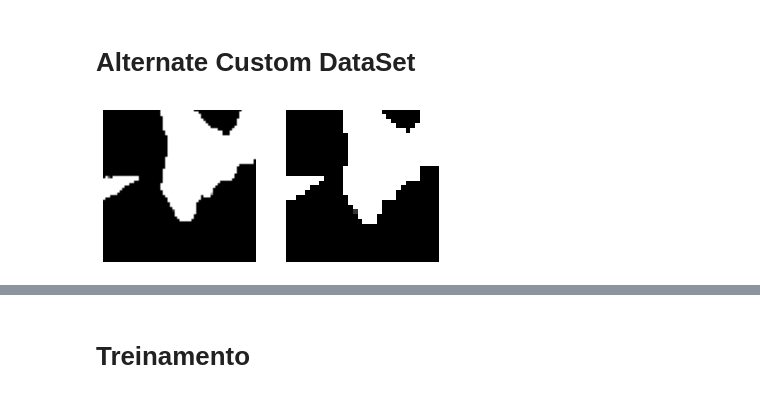
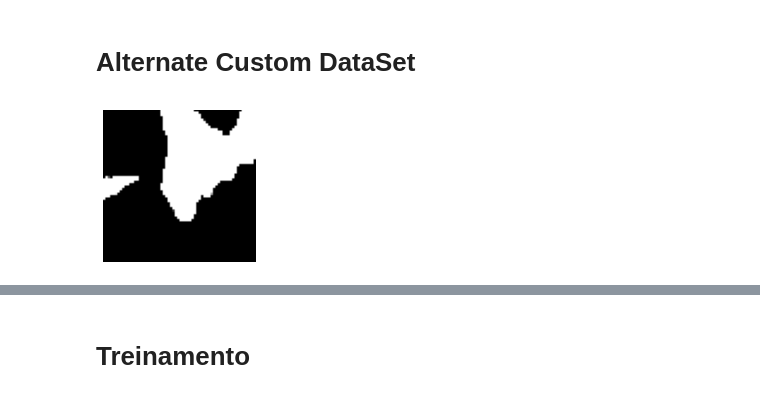
Before and after one commit to lucterres/vae2, a Jupyter notebook: maskCustomDS.ipynb, the cells around one changed output, grey strips where cells are left out. Drawn from its saved outputs; the diff is of its cells as text; code cells hidden in the pictures.

```diff
--- a/maskCustomDS.ipynb
+++ b/maskCustomDS.ipynb
@@ -54,13 +64,13 @@ dataloaderCustomDS = DataLoader(masksDS, batch_size=64, shuffle=True)
 # %%
 tensorImg = masksDS[6][0]
 numpyImg = tensorImg.numpy()[0]
-mPooling = skimage.measure.block_reduce(numpyImg, (2,2), np.max)
+#Pooling = skimage.measure.block_reduce(numpyImg, (2,2), np.max)
 plt.figure()
 plt.subplot(1, 2, 1); plt.imshow(numpyImg,  cmap='gray');  plt.axis('off')
-plt.subplot(1, 2, 2); plt.imshow(mPooling,cmap = 'gray' ); plt.axis('off')
+#plt.subplot(1, 2, 2); plt.imshow(mPooling,cmap = 'gray' ); plt.axis('off')
 plt.show()
 # %% [output]
-[figure, old version]
+[figure, new version]
 # %%
 it=iter(dataloaderCustomDS)
 real_batch = next(iter(it))
```
Also changed, not shown: parts of 16 cells of this notebook, 1 other file.
